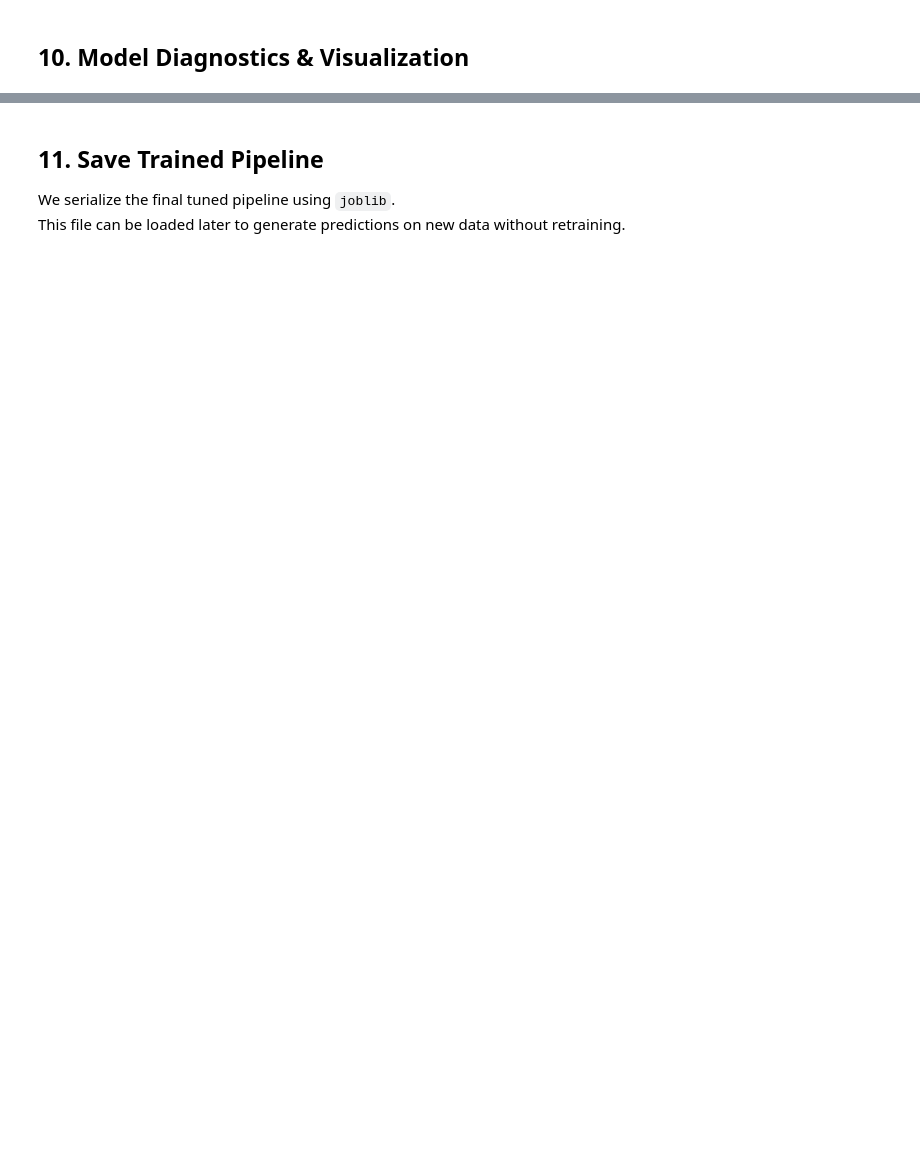
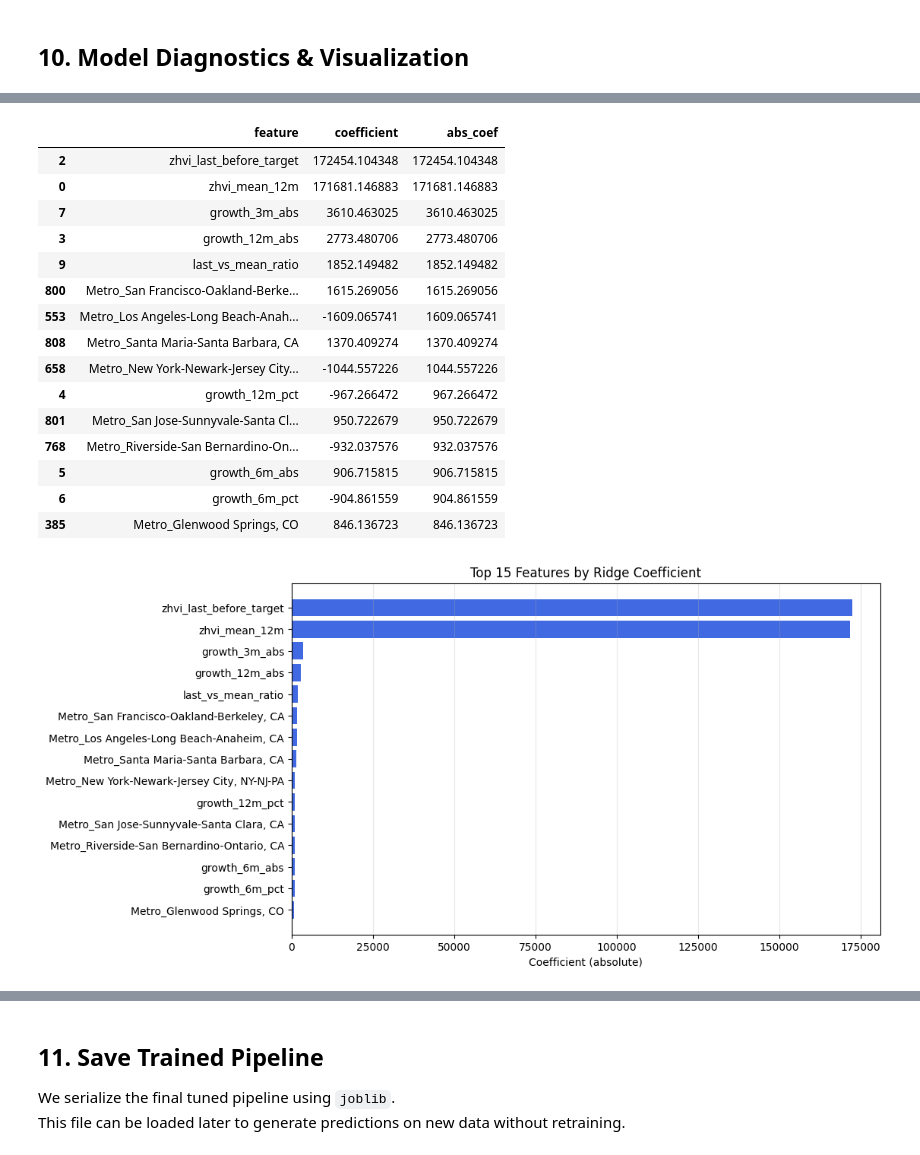
Before and after one commit to alinakhodotovych2022/Project2-housing-price-ml, a Jupyter notebook: Project2_housing_price_ml.ipynb, the cells around one changed output, grey strips where cells are left out. Drawn from its saved outputs; the diff is of its cells as text; code cells hidden in the pictures; blank space fills up the shorter version.

```diff
--- a/Project2_housing_price_ml.ipynb
+++ b/Project2_housing_price_ml.ipynb
@@ -457,32 +629,51 @@ plt.show()
 # %%
 # STEP 20: Approximate feature importance for numeric features (Ridge coefficients)
 
 # Extract the trained Ridge model from the pipeline
 ridge_step = best_model.named_steps["model"]
 
 # Get one‑hot encoder output feature names for categorical variables
 ohe = best_model.named_steps["preprocess"].named_transformers_["cat"]
 cat_feature_names = ohe.get_feature_names_out(categorical_features)
 
 all_feature_names = numeric_features + list(cat_feature_names)
 
 # Coefficients aligned with transformed feature space
 coeffs = ridge_step.coef_
 
 importance_df = pd.DataFrame({
     "feature": all_feature_names,
     "coefficient": coeffs
 })
 
 # Sort by absolute coefficient value and show top 15
 importance_df["abs_coef"] = importance_df["coefficient"].abs()
 top_importance = importance_df.sort_values("abs_coef", ascending=False).head(15)
 
 display(top_importance)
 
-plt.figure()
-plt.barh(top_importance["feature"], top_importance["coefficient"])
+plt.figure(figsize=(10, 6))
+plt.barh(top_importance["feature"], top_importance["abs_coef"], color="royalblue")
+plt.xlabel("Coefficient (absolute)")
 plt.title("Top 15 Features by Ridge Coefficient")
-plt.xlabel("Coefficient")
 plt.gca().invert_yaxis()
+plt.grid(alpha=0.3, axis="x")
 plt.show()
+# %% [output]
+|  | feature | coefficient | abs_coef |
+| 2 | zhvi_last_before_target | 172454.104348 | 172454.104348 |
+| 0 | zhvi_mean_12m | 171681.146883 | 171681.146883 |
+| 7 | growth_3m_abs | 3610.463025 | 3610.463025 |
+| 3 | growth_12m_abs | 2773.480706 | 2773.480706 |
+| 9 | last_vs_mean_ratio | 1852.149482 | 1852.149482 |
+| 800 | Metro_San Francisco-Oakland-Berke... | 1615.269056 | 1615.269056 |
+| 553 | Metro_Los Angeles-Long Beach-Anah... | -1609.065741 | 1609.065741 |
+| 808 | Metro_Santa Maria-Santa Barbara, CA | 1370.409274 | 1370.409274 |
+| 658 | Metro_New York-Newark-Jersey City... | -1044.557226 | 1044.557226 |
+| 4 | growth_12m_pct | -967.266472 | 967.266472 |
+| 801 | Metro_San Jose-Sunnyvale-Santa Cl... | 950.722679 | 950.722679 |
+| 768 | Metro_Riverside-San Bernardino-On... | -932.037576 | 932.037576 |
+| 5 | growth_6m_abs | 906.715815 | 906.715815 |
+| 6 | growth_6m_pct | -904.861559 | 904.861559 |
+| 385 | Metro_Glenwood Springs, CO | 846.136723 | 846.136723 |
+[figure, added]
```
Also changed, not shown: parts of 27 cells of this notebook.
